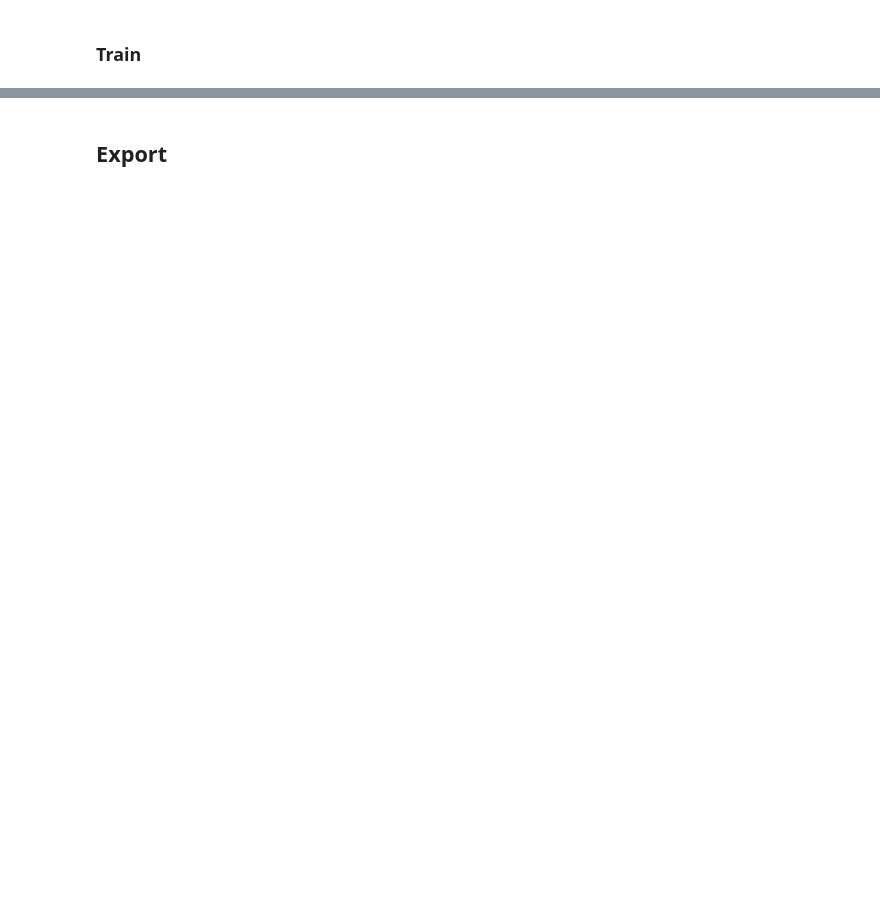
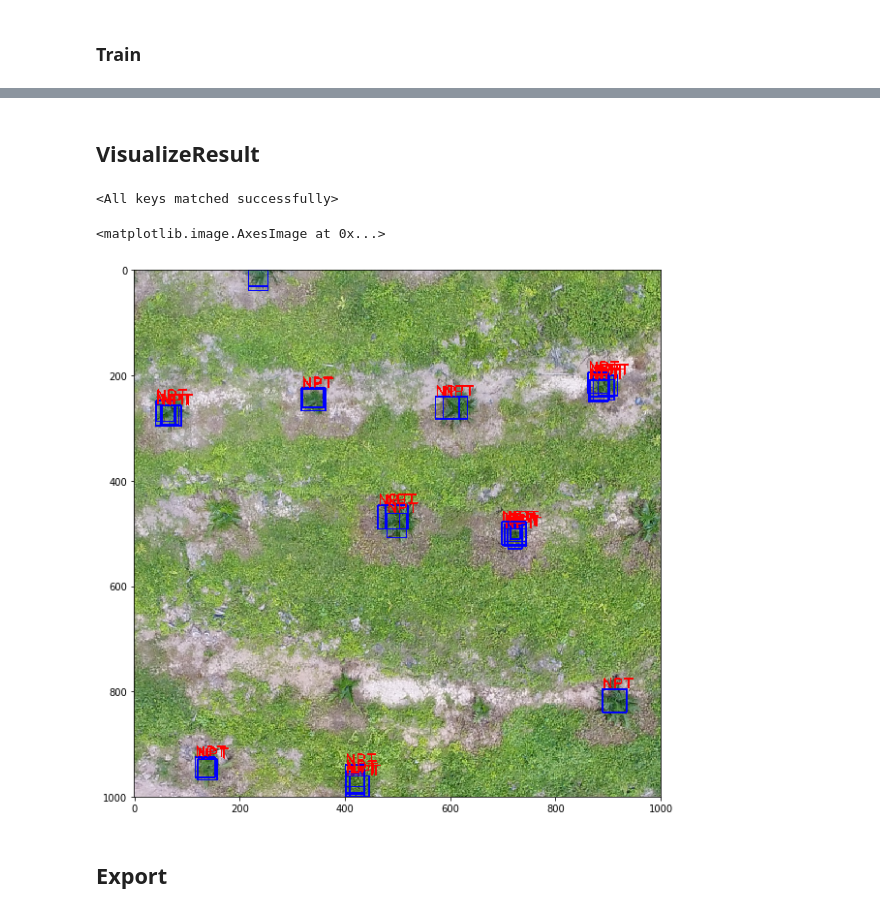
Before and after one commit to ckhui/poladrone_nb, a Jupyter notebook: TrainingRunnner.ipynb, the cells around one changed output, grey strips where cells are left out. Drawn from its saved outputs; the diff is of its cells as text; code cells hidden in the pictures; blank space fills up the shorter version.

```diff
--- a/TrainingRunnner.ipynb
+++ b/TrainingRunnner.ipynb
@@ -421,7 +436,7 @@ try:
         config=cfg,
         epochs=cfg.TRAIN_EPOCHS,
         device=device,
-        log_step=1)
+        log_step=1000)
 except KeyboardInterrupt:
     torch.save(model.state_dict(), 'INTERRUPTED.pth')
     logging.info('Saved interrupt')
@@ -464,6 +470,64 @@ np.random.seed(20)
 random.seed(20)
 
 [len(dataset[i][1]) for i in range(5)]
+# %% [markdown]
+## VisualizeResult
+# %%
+model_path = "./weight/Yolov4_epoch327.pth"
+image_path = "/Users/ckh/OneDrive - Default Directory/Hui_Wan/Sample_Anno_Data_NPT/18_GSKE_Sungai_Pin_4_ytl_0114.JPG"
+
+## load model
+model = Yolov4(cfg.pretrained,n_classes=cfg.classes, inference=True)
+model = torch.nn.DataParallel(model)
+model.load_state_dict(torch.load(model_path, map_location="cpu"))
+# %% [output]
+<All keys matched successfully>
+# %%
+import cv2
+
+## load image
+# img = cv2.imread(image_path)
+# img = cv2.resize(img, (416, 416), cv2.INTER_LINEAR)
+
+img_raw = val_dataset[80][0]
+img = cv2.cvtColor(img_raw, cv2.COLOR_BGR2RGB)
+img = img.transpose(2, 0, 1)
+img = torch.from_numpy(img).div(255.0)
+img = img.unsqueeze(0)
+# %%
+## predict
+out = model(img)
+
+
+## result
+## convert result
+## visulize and plotting
+# %%
+from matplotlib import pyplot as plt
+import matplotlib
+%matplotlib inline
+matplotlib.rcParams['figure.figsize'] = (15, 10)
+
+out_box = out[out[:,:,4] > 0.1]
+bboxes = out_box[:,0:4] * 1000
+x,y,w,h = bboxes[:,0], bboxes[:,1], bboxes[:,2]/2, bboxes[:,3]/2
+
+x1, x2, y1, y2 = x-w, x+w, y-h, y+h
+
+img = img_raw.copy()
+border = 2
+font_size = 2
+for b in zip(x1,y1,x2,y2):
+    b = list(map(int,b))
+#     print(b)
+    cv2.rectangle(img, (b[0],b[1]), (b[2],b[3]), (0,0,255), border)
+    text = "NPT" ##self.id_names[b[4]]
+    cv2.putText(img, text, (b[0],b[1]), cv2.FONT_HERSHEY_PLAIN, font_size, (255,0,0), border)
+
+plt.imshow(img)
+# %% [output]
+<matplotlib.image.AxesImage at 0x...>
+[figure, added]
 # %% [markdown]
 ## Export
 # %%
```
Also changed, not shown: parts of 17 cells of this notebook, 4 other files.
